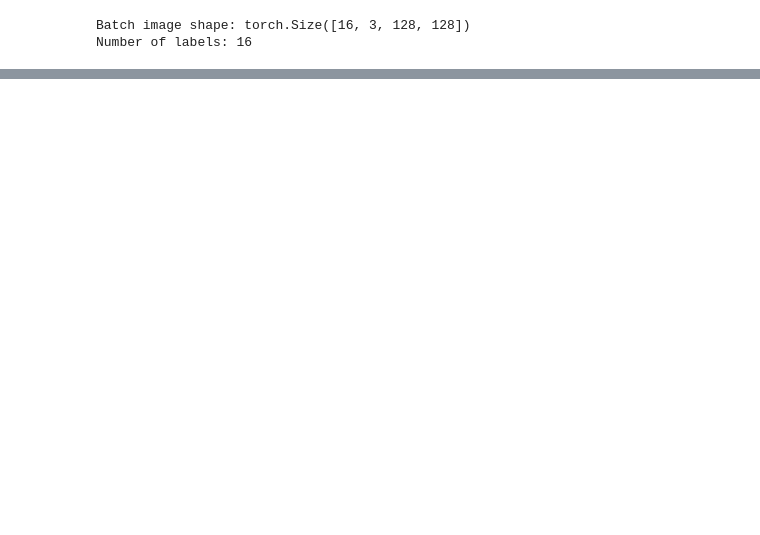
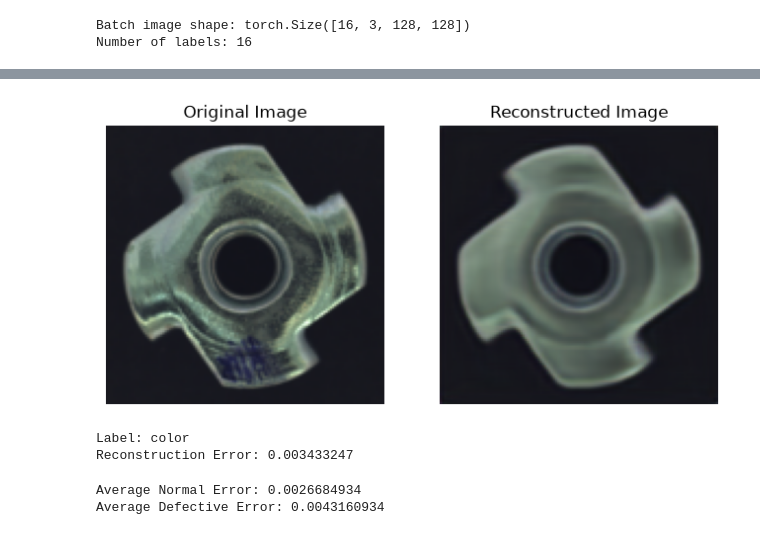
Before and after one commit to Madhubalakumar07/Industrial-Defect-Detection, a Jupyter notebook: model/Industrial_defect_VAE.ipynb, the cells around one changed output, grey strips where cells are left out. Saved outputs shown, nothing was run; the diff lists cells and outputs as text; code cells hidden in the pictures; blank space fills up the shorter version.

```diff
--- a/model/Industrial_defect_VAE.ipynb
+++ b/model/Industrial_defect_VAE.ipynb
@@ -85,0 +373,22 @@ Number of labels: 16
+# %%
+show_reconstruction(2)
+# %% [output]
+[figure, added]
+Label: color
+Reconstruction Error: 0.003433247
+# %%
+normal_errors = [
+    error for error, label in zip(all_errors, all_labels)
+    if label == "good"
+]
+
+defective_errors = [
+    error for error, label in zip(all_errors, all_labels)
+    if label != "good"
+]
+
+print("Average Normal Error:", sum(normal_errors) / len(normal_errors))
+print("Average Defective Error:", sum(defective_errors) / len(defective_errors))
+# %% [output]
+Average Normal Error: 0.0026684934
+Average Defective Error: 0.0043160934
```
Also changed, not shown: parts of 27 cells of this notebook.
